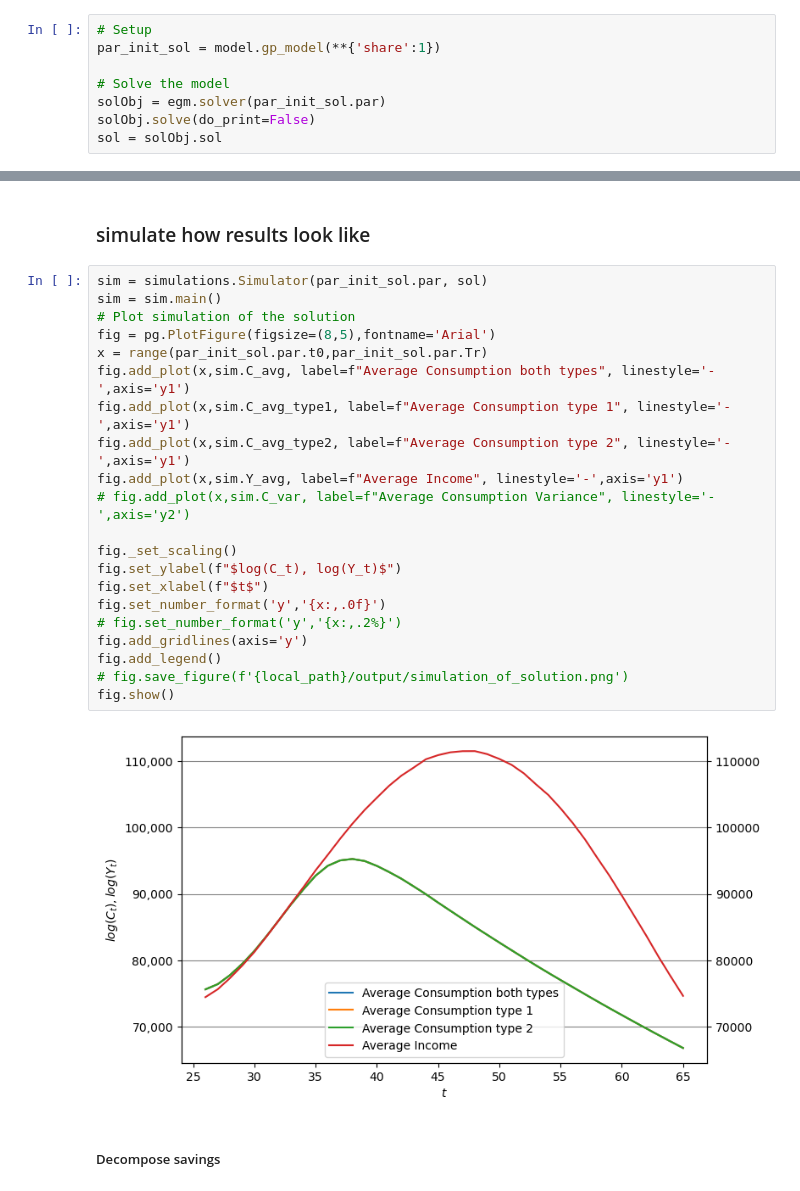
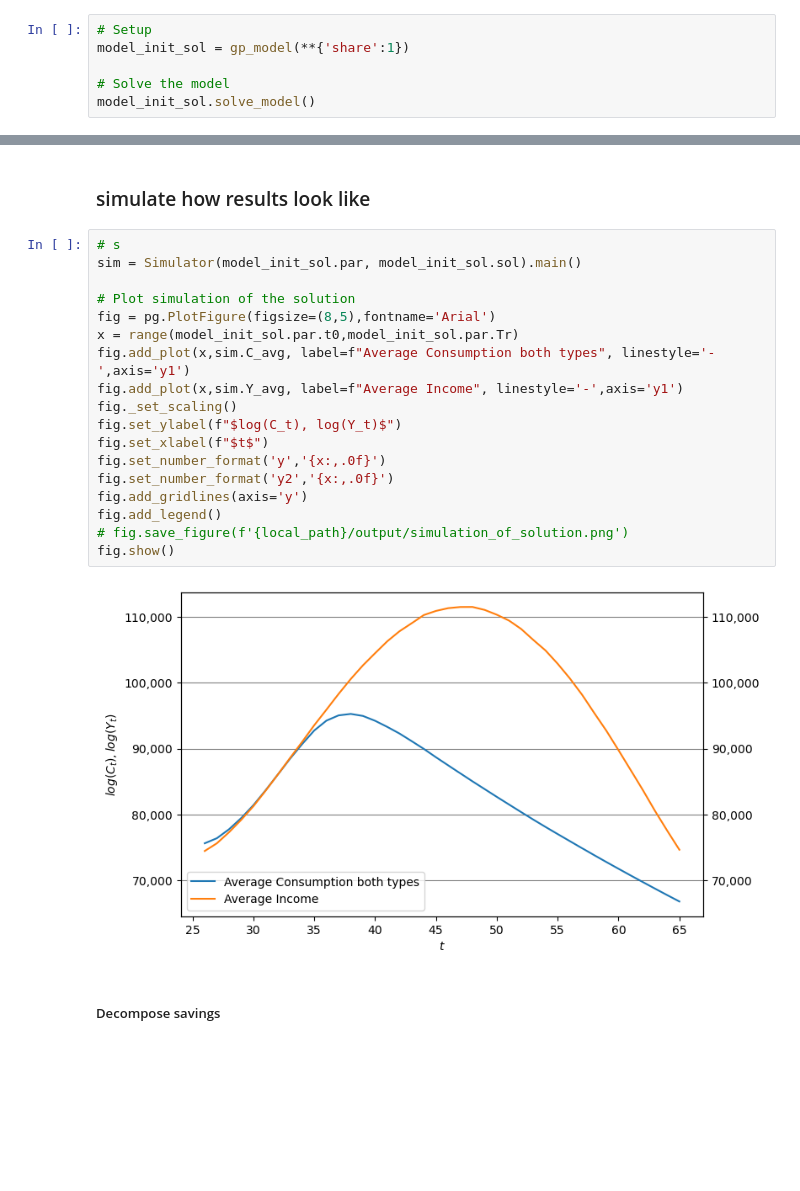
Before and after one commit to AsFyhn/DP-life-cycle, a Jupyter notebook: Run_all.ipynb, the cells around one changed output, grey strips where cells are left out. Cells and saved outputs as stored; diff of their text form; blank space fills up the shorter version.

```diff
--- a/Run_all.ipynb
+++ b/Run_all.ipynb
@@ -70,12 +63,10 @@ fig.show()
 # Solution to the model
 # %%
 # Setup
-par_init_sol = model.gp_model(**{'share':1})
+model_init_sol = gp_model(**{'share':1})
 
 # Solve the model
-solObj = egm.solver(par_init_sol.par)
-solObj.solve(do_print=False)
-sol = solObj.sol
+model_init_sol.solve_model()
 # %% [markdown]
 ### plotting the results
 # %%
@@ -96,28 +87,25 @@ fig.show()
 # %% [markdown]
 ### simulate how results look like
 # %%
-sim = simulations.Simulator(par_init_sol.par, sol)
-sim = sim.main()
+# s
+sim = Simulator(model_init_sol.par, model_init_sol.sol).main()
+
 # Plot simulation of the solution
 fig = pg.PlotFigure(figsize=(8,5),fontname='Arial')
-x = range(par_init_sol.par.t0,par_init_sol.par.Tr)
+x = range(model_init_sol.par.t0,model_init_sol.par.Tr)
 fig.add_plot(x,sim.C_avg, label=f"Average Consumption both types", linestyle='-',axis='y1')
-fig.add_plot(x,sim.C_avg_type1, label=f"Average Consumption type 1", linestyle='-',axis='y1')
-fig.add_plot(x,sim.C_avg_type2, label=f"Average Consumption type 2", linestyle='-',axis='y1')
 fig.add_plot(x,sim.Y_avg, label=f"Average Income", linestyle='-',axis='y1')
-# fig.add_plot(x,sim.C_var, label=f"Average Consumption Variance", linestyle='-',axis='y2')
-
 fig._set_scaling()
 fig.set_ylabel(f"$log(C_t), log(Y_t)$")
 fig.set_xlabel(f"$t$")
 fig.set_number_format('y','{x:,.0f}')
-# fig.set_number_format('y','{x:,.2%}')
+fig.set_number_format('y2','{x:,.0f}')
 fig.add_gridlines(axis='y')
 fig.add_legend()
 # fig.save_figure(f'{local_path}/output/simulation_of_solution.png')
 fig.show()
 # %% [output]
-[figure, old version]
+[figure, new version]
 # %% [markdown]
 ##### Decompose savings
 # %%
```
Also changed, not shown: parts of 34 cells of this notebook.
